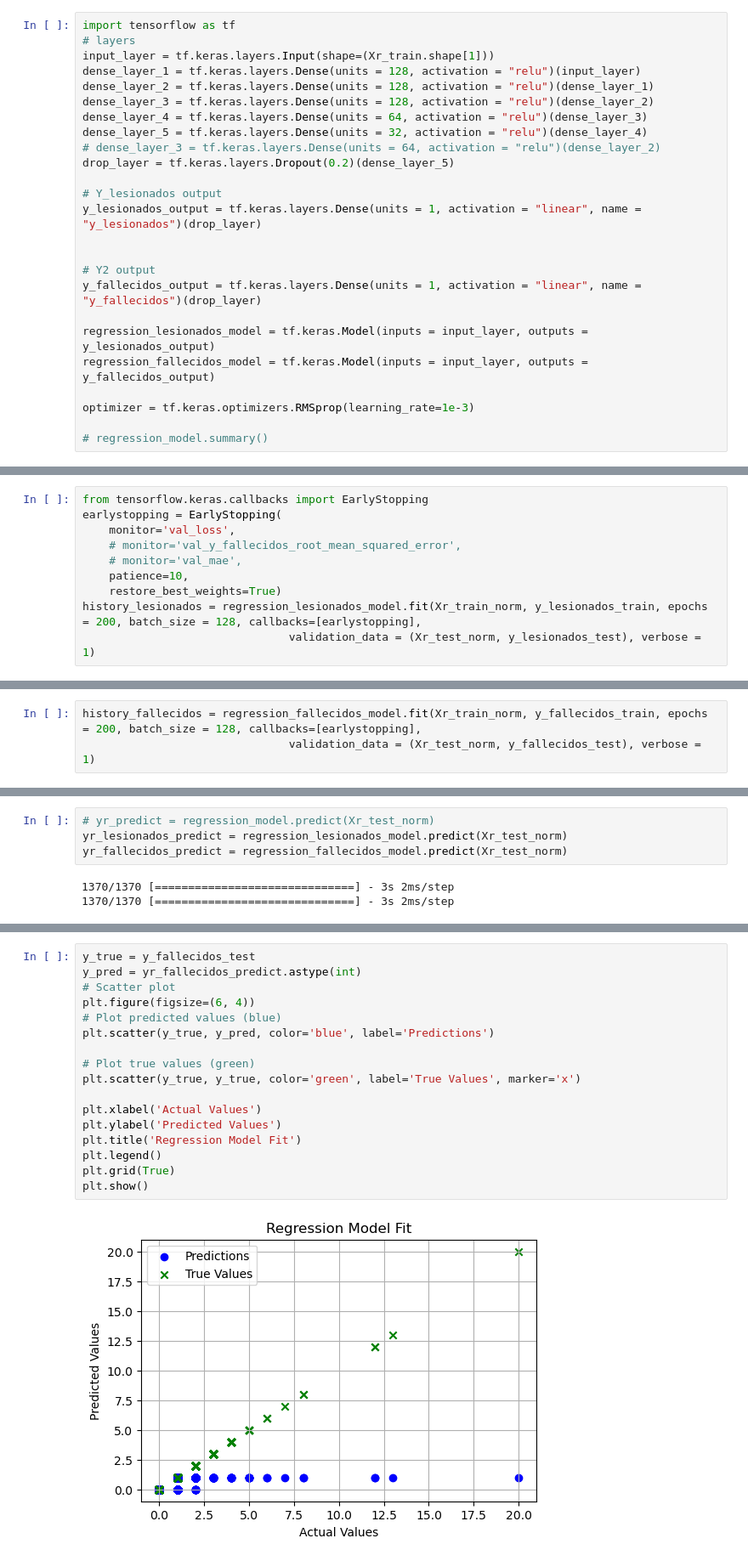
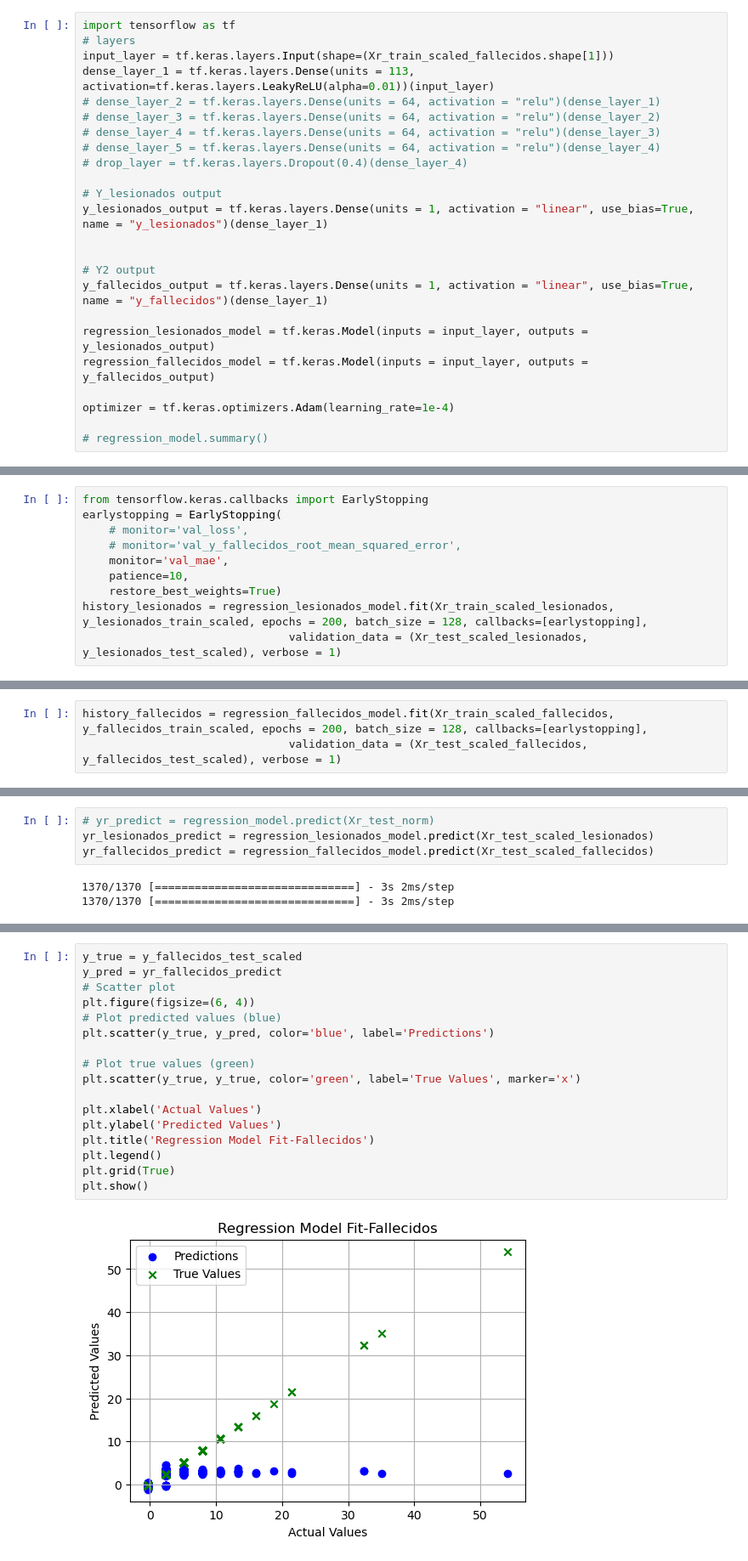
Before and after one commit to LeninGF/ant_accidentes_ml, a Jupyter notebook: classification.ipynb, the cells around one changed output, grey strips where cells are left out. Shown at 85% size. Drawn from its saved outputs; the diff is of its cells as text.

Commit message:
update of classification before changing regression dataset

```diff
--- a/classification.ipynb
+++ b/classification.ipynb
@@ -574,26 +659,25 @@ ________________________________________________________________________________
 # %%
 import tensorflow as tf
 # layers
-input_layer = tf.keras.layers.Input(shape=(Xr_train.shape[1]))
-dense_layer_1 = tf.keras.layers.Dense(units = 128, activation = "relu")(input_layer)
-dense_layer_2 = tf.keras.layers.Dense(units = 128, activation = "relu")(dense_layer_1)
-dense_layer_3 = tf.keras.layers.Dense(units = 128, activation = "relu")(dense_layer_2)
-dense_layer_4 = tf.keras.layers.Dense(units = 64, activation = "relu")(dense_layer_3)
-dense_layer_5 = tf.keras.layers.Dense(units = 32, activation = "relu")(dense_layer_4)
+input_layer = tf.keras.layers.Input(shape=(Xr_train_scaled_fallecidos.shape[1]))
+dense_layer_1 = tf.keras.layers.Dense(units = 113, activation=tf.keras.layers.LeakyReLU(alpha=0.01))(input_layer)
+# dense_layer_2 = tf.keras.layers.Dense(units = 64, activation = "relu")(dense_layer_1)
 # dense_layer_3 = tf.keras.layers.Dense(units = 64, activation = "relu")(dense_layer_2)
-drop_layer = tf.keras.layers.Dropout(0.2)(dense_layer_5)
+# dense_layer_4 = tf.keras.layers.Dense(units = 64, activation = "relu")(dense_layer_3)
+# dense_layer_5 = tf.keras.layers.Dense(units = 64, activation = "relu")(dense_layer_4)
+# drop_layer = tf.keras.layers.Dropout(0.4)(dense_layer_4)
 
 # Y_lesionados output
-y_lesionados_output = tf.keras.layers.Dense(units = 1, activation = "linear", name = "y_lesionados")(drop_layer)
+y_lesionados_output = tf.keras.layers.Dense(units = 1, activation = "linear", use_bias=True, name = "y_lesionados")(dense_layer_1)
 
 
 # Y2 output
-y_fallecidos_output = tf.keras.layers.Dense(units = 1, activation = "linear", name = "y_fallecidos")(drop_layer)
+y_fallecidos_output = tf.keras.layers.Dense(units = 1, activation = "linear", use_bias=True, name = "y_fallecidos")(dense_layer_1)
 
 regression_lesionados_model = tf.keras.Model(inputs = input_layer, outputs = y_lesionados_output)
 regression_fallecidos_model = tf.keras.Model(inputs = input_layer, outputs = y_fallecidos_output)
 
-optimizer = tf.keras.optimizers.RMSprop(learning_rate=1e-3)
+optimizer = tf.keras.optimizers.Adam(learning_rate=1e-4)
 
 # regression_model.summary()
 # %%
@@ -629,12 +711,12 @@ regression_lesionados_model.compile(optimizer=optimizer,
 # %%
 from tensorflow.keras.callbacks import EarlyStopping
 earlystopping = EarlyStopping(
-    monitor='val_loss',
+    # monitor='val_loss',
     # monitor='val_y_fallecidos_root_mean_squared_error',
-    # monitor='val_mae',
+    monitor='val_mae',
     patience=10,
     restore_best_weights=True)
-history_lesionados = regression_lesionados_model.fit(Xr_train_norm, y_lesionados_train, epochs = 200, batch_size = 128, callbacks=[earlystopping],
-                               validation_data = (Xr_test_norm, y_lesionados_test), verbose = 1)
+history_lesionados = regression_lesionados_model.fit(Xr_train_scaled_lesionados, y_lesionados_train_scaled, epochs = 200, batch_size = 128, callbacks=[earlystopping],
+                               validation_data = (Xr_test_scaled_lesionados, y_lesionados_test_scaled), verbose = 1)
 # %% [output]
 Epoch 1/200
@@ -657,5 +739,5 @@ Epoch 54/200
 # %%
-history_fallecidos = regression_fallecidos_model.fit(Xr_train_norm, y_fallecidos_train, epochs = 200, batch_size = 128, callbacks=[earlystopping],
-                               validation_data = (Xr_test_norm, y_fallecidos_test), verbose = 1)
+history_fallecidos = regression_fallecidos_model.fit(Xr_train_scaled_fallecidos, y_fallecidos_train_scaled, epochs = 200, batch_size = 128, callbacks=[earlystopping],
+                               validation_data = (Xr_test_scaled_fallecidos, y_fallecidos_test_scaled), verbose = 1)
 # %% [output]
 Epoch 1/200
@@ -763,8 +845,8 @@ plt.show()
 # plt.show()
 # %%
 # yr_predict = regression_model.predict(Xr_test_norm)
-yr_lesionados_predict = regression_lesionados_model.predict(Xr_test_norm)
-yr_fallecidos_predict = regression_fallecidos_model.predict(Xr_test_norm)
+yr_lesionados_predict = regression_lesionados_model.predict(Xr_test_scaled_lesionados)
+yr_fallecidos_predict = regression_fallecidos_model.predict(Xr_test_scaled_fallecidos)
 # %% [output]
 1370/1370 [==============================] - 3s 2ms/step
 1370/1370 [==============================] - 3s 2ms/step
@@ -814,19 +894,19 @@ MSE fallecidos 0.05, MAE 0.02, R-squared:0.67
 # %%
-y_true = y_fallecidos_test
-y_pred = yr_fallecidos_predict.astype(int)
+y_true = y_fallecidos_test_scaled
+y_pred = yr_fallecidos_predict
 # Scatter plot
 plt.figure(figsize=(6, 4))
 # Plot predicted values (blue)
 plt.scatter(y_true, y_pred, color='blue', label='Predictions')
 
 # Plot true values (green)
 plt.scatter(y_true, y_true, color='green', label='True Values', marker='x')
 
 plt.xlabel('Actual Values')
 plt.ylabel('Predicted Values')
-plt.title('Regression Model Fit')
+plt.title('Regression Model Fit-Fallecidos')
 plt.legend()
 plt.grid(True)
 plt.show()
 # %% [output]
-[figure, old version]
+[figure, new version]
```
Also changed, not shown: parts of 70 cells of this notebook.
